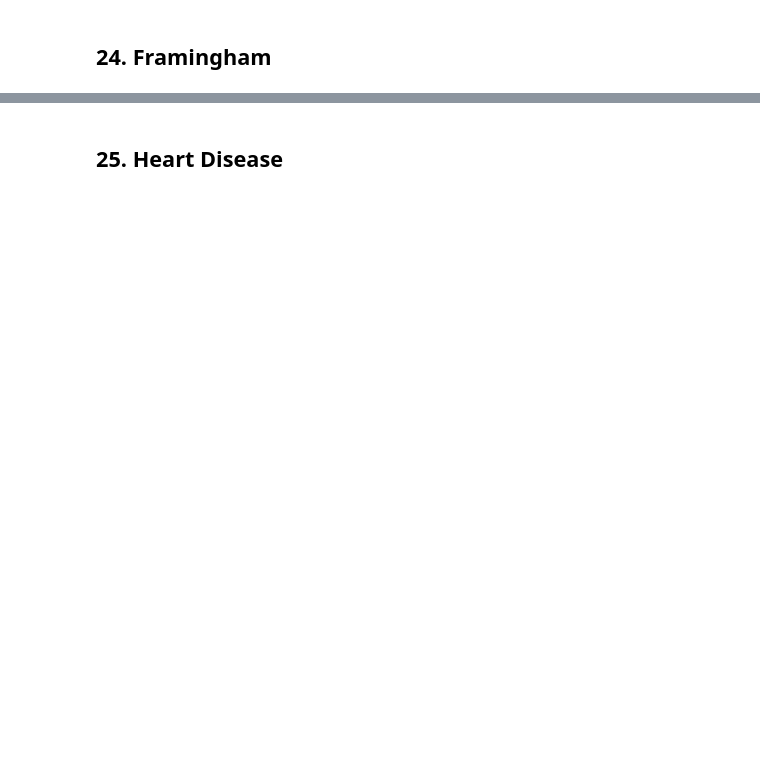
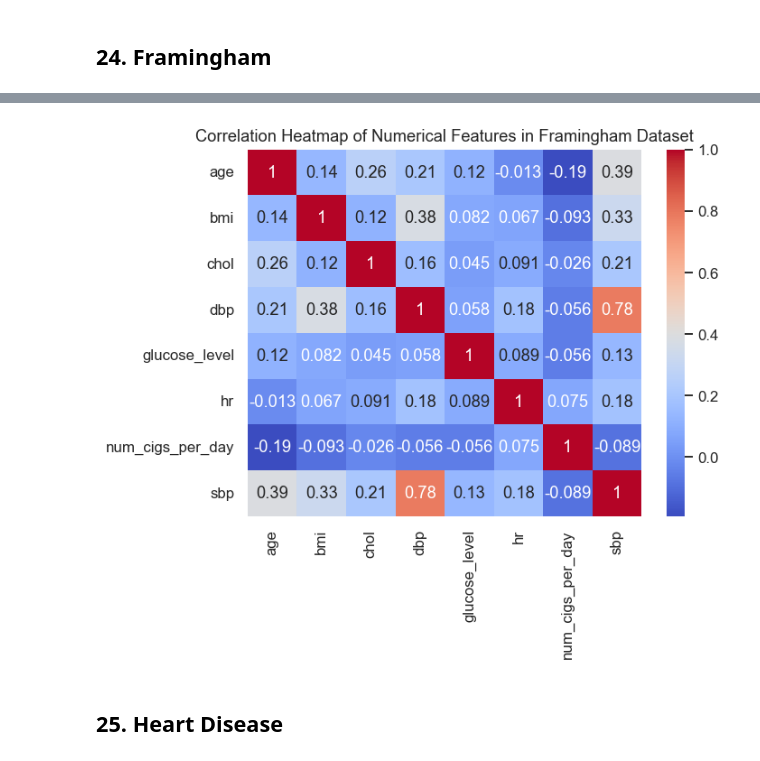
Before and after one commit to PATRECOG-RaoTamMakKwaPeudSSR/multidataset-health, a Jupyter notebook: main.ipynb, the cells around one changed output, grey strips where cells are left out. Cells and saved outputs as stored; diff of their text form; code cells hidden in the pictures; blank space fills up the shorter version.

```diff
--- a/main.ipynb
+++ b/main.ipynb
@@ -203,0 +552,4 @@ df_framingham.head()
+# %%
+plot_numerical_heatmap(df_preprocessed_framingham, framingham_numerical_cols)
+# %% [output]
+[figure, added]
```
Also changed, not shown: parts of 40 cells of this notebook, 4 other files.
